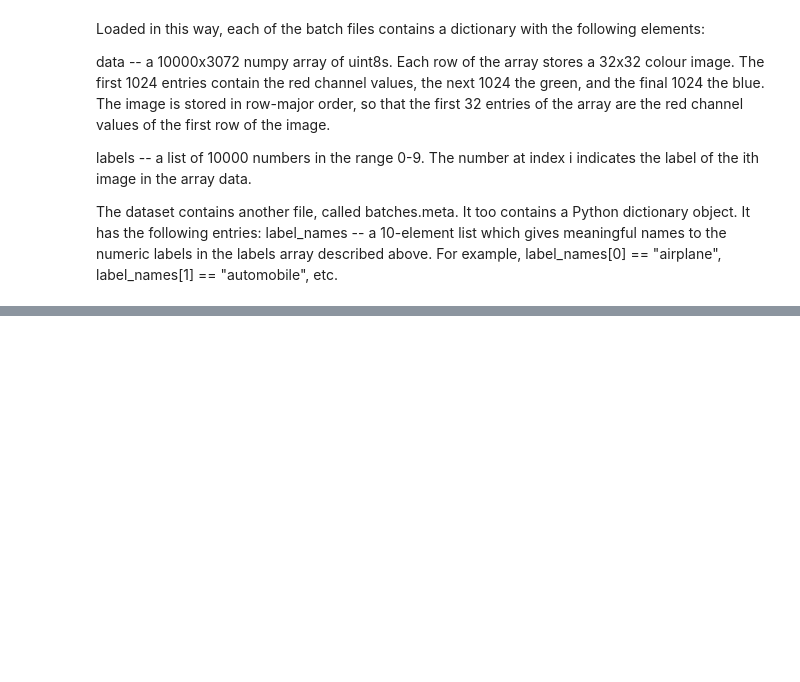
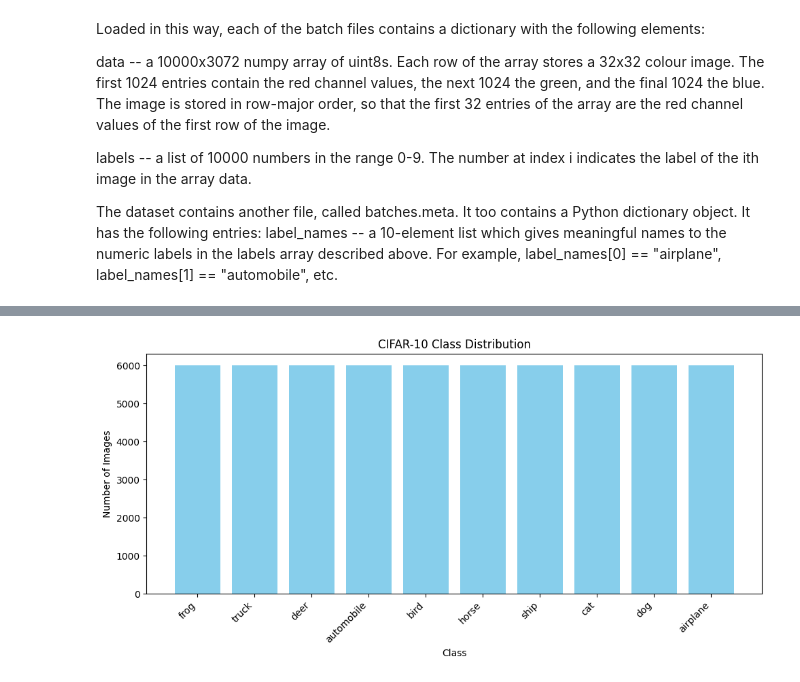
Before and after one commit to LopezJER/deepcnn4cifar, a Jupyter notebook: notebooks/data_preprocessing.ipynb, the cells around one changed output, grey strips where cells are left out. Cells and saved outputs as stored; diff of their text form; code cells hidden in the pictures; blank space fills up the shorter version.

Commit message:
added visualization

```diff
--- a/notebooks/data_preprocessing.ipynb
+++ b/notebooks/data_preprocessing.ipynb
@@ -85,0 +85,92 @@ Clipping input data to the valid range for imshow with RGB data ([0..1] for floa
+# %%
+import os
+import matplotlib.pyplot as plt
+import numpy as np
+from collections import Counter
+import sys
+# Add the src directory to the system path
+sys.path.append(os.path.abspath("../src"))
+
+from utils import unpickle
+from config import DATA_DIR
+
+# === Data Analysis ===
+
+
+def analyze_cifar10_data(data_dir):
+    """
+    Analyze CIFAR-10 dataset:
+    - Number of classes.
+    - Number of images per class.
+    - Class distribution.
+
+    Args:
+        data_dir: Path to the CIFAR-10 data directory.
+
+    Returns:
+        class_counts (dict): Dictionary with class counts.
+    """
+    # Load class names
+    meta_path = os.path.join(data_dir, "batches.meta")
+    meta = unpickle(meta_path)
+    class_names = [name.decode("utf-8") for name in meta[b"label_names"]]
+
+    # Initialize counters
+    class_counts = Counter()
+
+    # Analyze training batches
+    for i in range(1, 6):
+        batch_path = os.path.join(data_dir, f"data_batch_{i}")
+        batch = unpickle(batch_path)
+        labels = batch[b"labels"]
+        class_counts.update(labels)
+
+    # Analyze test batch
+    test_batch_path = os.path.join(data_dir, "test_batch")
+    test_batch = unpickle(test_batch_path)
+    test_labels = test_batch[b"labels"]
+    class_counts.update(test_labels)
+
+    # Map class indices to names
+    class_counts_named = {
+        class_names[idx]: count for idx, count in class_counts.items()
+    }
+
+    # Print analysis
+    print("CIFAR-10 Data Analysis:")
+    print(f"Total Classes: {len(class_names)}")
+    print(f"Class Distribution:")
+    for class_name, count in class_counts_named.items():
+        print(f"  {class_name}: {count} images")
+
+    return class_counts_named
+
+
+def plot_class_distribution(class_counts):
+    """
+    Plot the class distribution of the CIFAR-10 dataset.
+
+    Args:
+        class_counts (dict): Dictionary with class counts.
+    """
+    classes = list(class_counts.keys())
+    counts = list(class_counts.values())
+
+    plt.figure(figsize=(10, 5))
+    plt.bar(classes, counts, color="skyblue")
+    plt.title("CIFAR-10 Class Distribution")
+    plt.xlabel("Class")
+    plt.ylabel("Number of Images")
+    plt.xticks(rotation=45, ha="right")
+    plt.tight_layout()
+    plt.show()
+
+
+# === Run Analysis and Visualization ===
+
+# Analyze the dataset
+class_counts = analyze_cifar10_data(DATA_DIR)
+
+# Plot the class distribution
+plot_class_distribution(class_counts)
+# %% [output]
@@ -85,0 +190 @@ Clipping input data to the valid range for imshow with RGB data ([0..1] for floa
+[figure, added]
```
Also changed, not shown: parts of 2 cells of this notebook, 1 other file.
